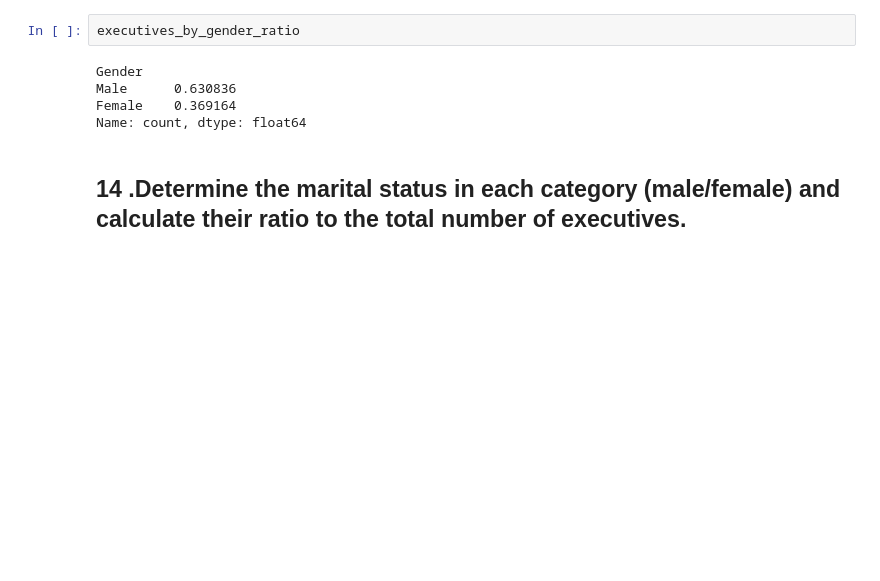
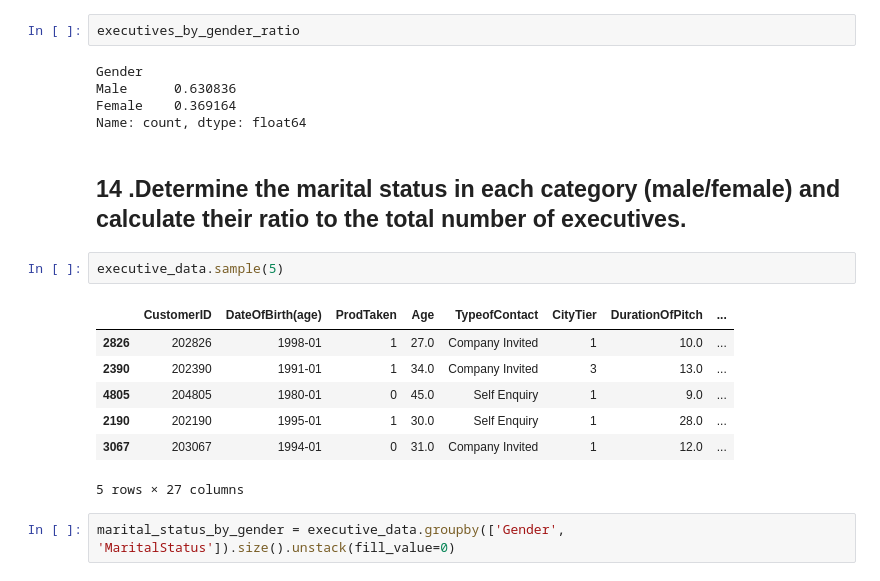
Before and after one commit to harshoo1/practice_with_H, a Jupyter notebook: ipynb_notebooks/analysis.ipynb, the cells around one changed output. Saved outputs shown, nothing was run; the diff lists cells and outputs as text; blank space fills up the shorter version.

```diff
--- a/ipynb_notebooks/analysis.ipynb
+++ b/ipynb_notebooks/analysis.ipynb
@@ -321,3 +321,15 @@ Female    0.369164
 Name: count, dtype: float64
 # %% [markdown]
 ## 14 .Determine the marital status in each category (male/female) and calculate their ratio to the total number of executives.
+# %%
+executive_data.sample(5)
+# %% [output]
+|  | CustomerID | DateOfBirth(age) | ProdTaken | Age | TypeofContact | CityTier | DurationOfPitch | ... |
+| 2826 | 202826 | 1998-01 | 1 | 27.0 | Company Invited | 1 | 10.0 | ... |
+| 2390 | 202390 | 1991-01 | 1 | 34.0 | Company Invited | 3 | 13.0 | ... |
+| 4805 | 204805 | 1980-01 | 0 | 45.0 | Self Enquiry | 1 | 9.0 | ... |
+| 2190 | 202190 | 1995-01 | 1 | 30.0 | Self Enquiry | 1 | 28.0 | ... |
+| 3067 | 203067 | 1994-01 | 0 | 31.0 | Company Invited | 1 | 12.0 | ... |
+5 rows × 27 columns
+# %%
+marital_status_by_gender = executive_data.groupby(['Gender', 'MaritalStatus']).size().unstack(fill_value=0)
```
Also changed, not shown: parts of 8 cells of this notebook, 1 other file.
